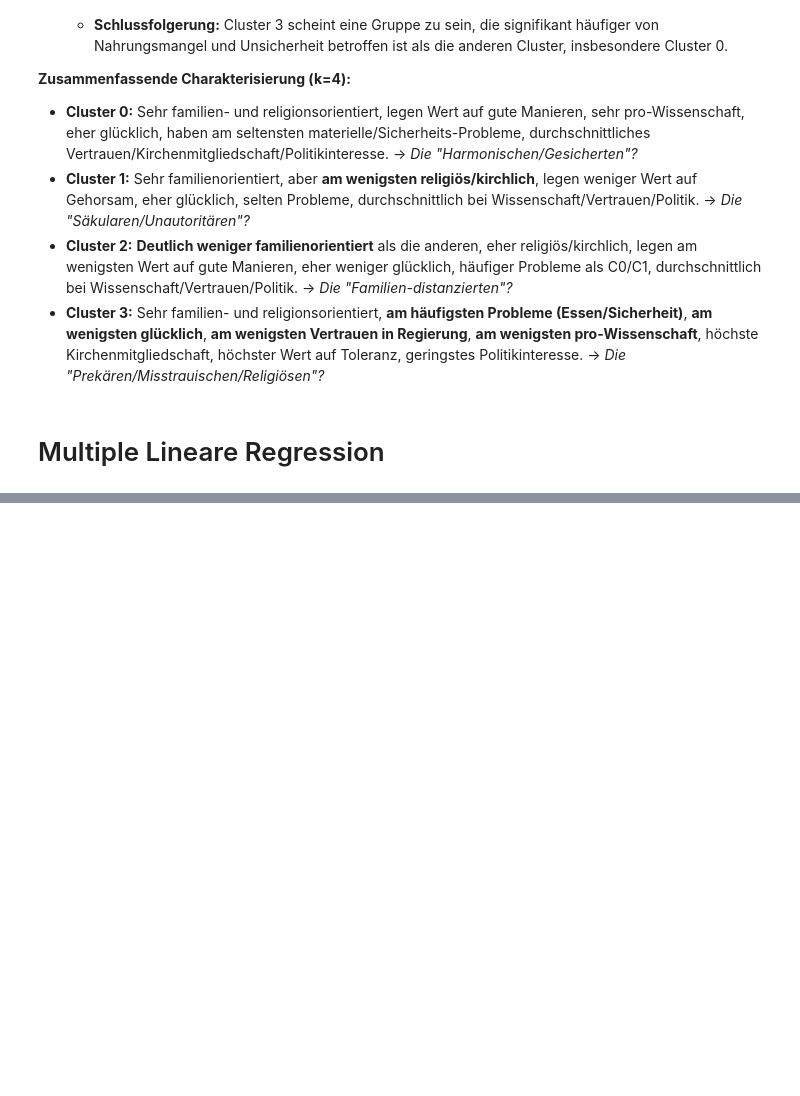
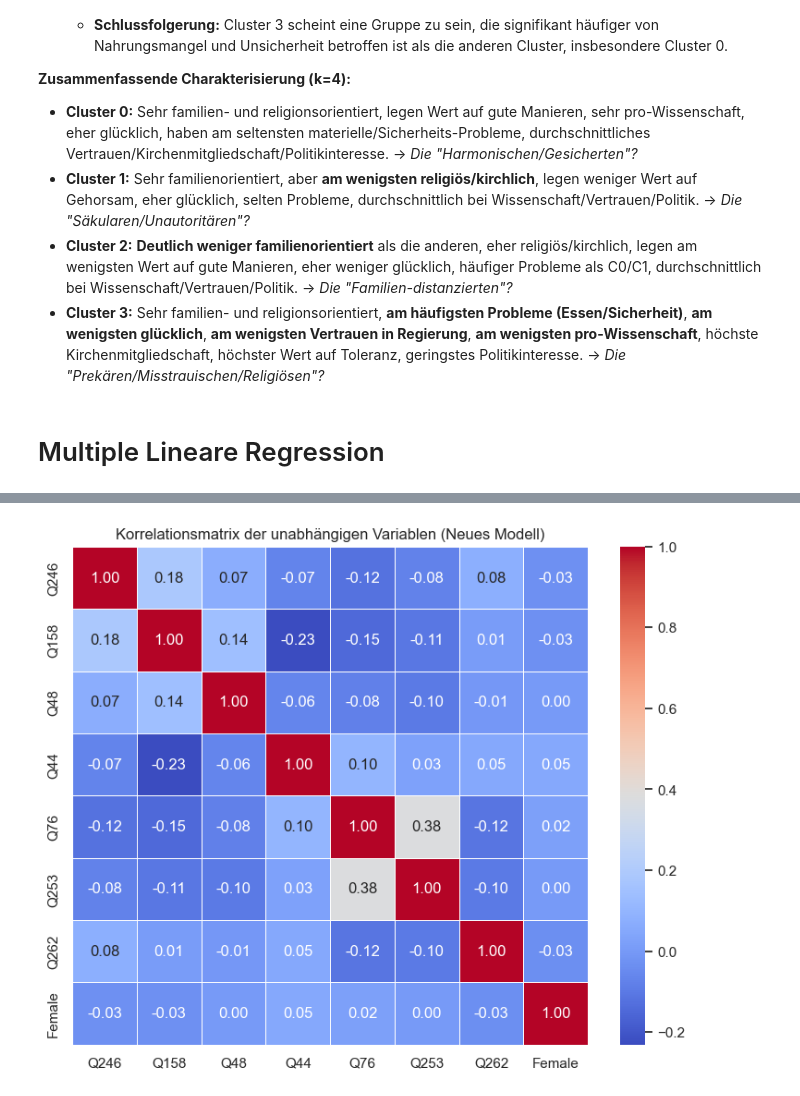
Before and after one commit to TobiasMaissen/cas_statistik_davi, a Jupyter notebook: statistik.ipynb, the cells around one changed output, grey strips where cells are left out. Drawn from its saved outputs; the diff is of its cells as text; code cells hidden in the pictures; blank space fills up the shorter version.

```diff
--- a/statistik.ipynb
+++ b/statistik.ipynb
@@ -2080,0 +2427,96 @@ Man vergleicht die Werte für dieselbe Variable **zwischen den Clustern**.
+# %%
+import pandas as pd
+import numpy as np
+import statsmodels.api as sm
+from statsmodels.stats.outliers_influence import variance_inflation_factor
+import seaborn as sns
+import matplotlib.pyplot as plt
+
+# --- Annahme: df_clean ist dein bereinigter DataFrame ---
+
+# 1. Variablen auswählen
+dv_new = 'Q163'
+ivs_new = [
+    'Q246', 'Q158', 'Q48', # Positive
+    'Q44', 'Q76', 'Q253', # Negative
+    'Q262', # Alter
+    'Q260' # Geschlecht (wird zu Dummy 'Female')
+]
+all_vars_new = [dv_new] + ivs_new
+
+# Stelle sicher, dass alle Variablen existieren
+missing_vars_new = [var for var in all_vars_new if var not in df_clean.columns]
+if missing_vars_new:
+    print(f"Fehler: Folgende Variablen für das neue MLR-Modell wurden nicht gefunden: {missing_vars_new}")
+    # Stopp
+else:
+    df_mlr_new = df_clean[all_vars_new].copy()
+    print(f"DataFrame für neues MLR mit {len(df_mlr_new.columns)} Variablen erstellt.")
+
+    # 2. Fehlende Werte behandeln (Listwise Deletion)
+    print("\n--- Fehlende Werte (Neues Modell) ---")
+    print("Anzahl fehlender Werte pro Variable (vorher):")
+    print(df_mlr_new.isnull().sum())
+    initial_rows_new = len(df_mlr_new)
+    df_mlr_new.dropna(inplace=True)
+    rows_after_dropna_new = len(df_mlr_new)
+    print(f"\n{initial_rows_new - rows_after_dropna_new} Zeilen wurden wegen fehlender Werte entfernt.")
+    print(f"Verbleibende Zeilen für die neue Regression: {rows_after_dropna_new}")
+
+    if rows_after_dropna_new < (len(ivs_new) + 50):
+         print("Warnung: Nach Entfernen fehlender Werte sind relativ wenige Fälle übrig.")
+    elif rows_after_dropna_new > 0:
+        print("Fortfahren mit Datenvorbereitung...")
+
+        # 3. Dummy-Variable für Geschlecht (Q260)
+        final_iv_list = list(ivs_new) # Kopiere die Liste für finale IVs
+        if 'Q260' in df_mlr_new.columns:
+            df_mlr_new['Female'] = (df_mlr_new['Q260'] == 2).astype(int)
+            final_iv_list.remove('Q260')
+            final_iv_list.append('Female')
+            df_mlr_new.drop('Q260', axis=1, inplace=True)
+            print("\nDummy-Variable 'Female' erstellt.")
+        else:
+             print("Warnung: Q260 nicht im DataFrame.")
+             if 'Q260' in final_iv_list: final_iv_list.remove('Q260') # Entferne aus IV-Liste
+
+
+        # Stelle sicher, dass alle verbleibenden Spalten numerisch sind
+        try:
+            df_mlr_new = df_mlr_new.astype(float)
+            print("\nAlle Variablen sind numerisch.")
+
+            # 4. Prüfung auf Multikollinearität (Neues Modell)
+            print("\n--- Prüfung auf Multikollinearität (Neues Modell) ---")
+            X_new = df_mlr_new[final_iv_list]
+            corr_matrix_new = X_new.corr()
+
+            print("Korrelationsmatrix (Neues Modell):")
+            print(corr_matrix_new.round(2))
+
+            plt.figure(figsize=(9, 7))
+            sns.heatmap(corr_matrix_new, annot=True, cmap='coolwarm', fmt=".2f", linewidths=.5)
+            plt.title('Korrelationsmatrix der unabhängigen Variablen (Neues Modell)')
+            plt.show()
+
+            # VIF
+            X_vif_new = sm.add_constant(X_new)
+            vif_data_new = pd.DataFrame()
+            vif_data_new["Variable"] = X_vif_new.columns
+            vif_data_new["VIF"] = [variance_inflation_factor(X_vif_new.values, i) for i in range(X_vif_new.shape[1])]
+            vif_data_new = vif_data_new[vif_data_new["Variable"] != 'const']
+            print("\nVariance Inflation Factor (VIF) (Neues Modell):")
+            print(vif_data_new.round(2))
+
+            # Prüfe auf hohe VIF-Werte
+            if (vif_data_new['VIF'] >= 5).any():
+                 print("\nWarnung: Mindestens eine Variable hat einen VIF >= 5. Multikollinearität könnte ein Problem sein.")
+            else:
+                 print("\nKeine Anzeichen für problematische Multikollinearität (alle VIF < 5).")
+
+        except Exception as e:
+            print(f"\nFehler bei Datenvorbereitung oder Multikollinearitätsprüfung: {e}")
+
+    else:
+        print("Keine Daten übrig nach Entfernen von NaN. Regression nicht möglich.")
+# %% [output]
@@ -2080,0 +2540 @@ Man vergleicht die Werte für dieselbe Variable **zwischen den Clustern**.
+[figure, added]
```
Also changed, not shown: parts of 11 cells of this notebook.
